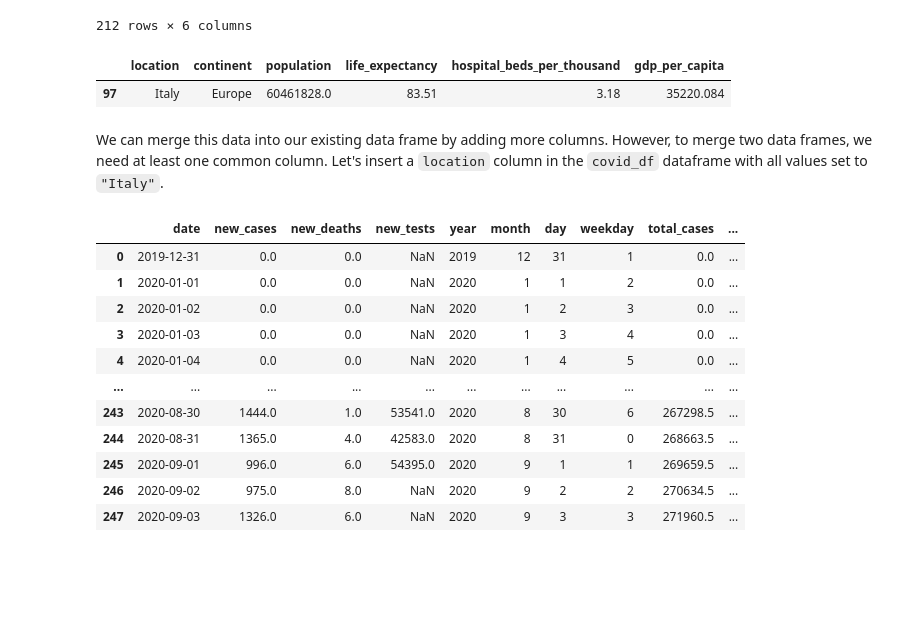
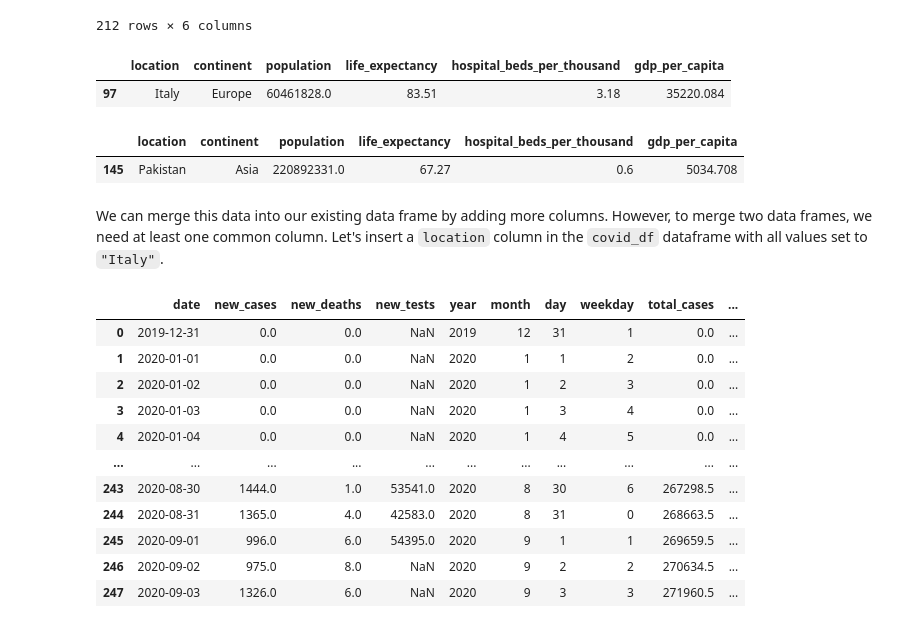
Before and after one commit to UzairHussain193/75-Days-Data-Science-Challenge, a Jupyter notebook: Day 18 - DA Pandas/python-pandas-data-analysis.ipynb, the cells around one changed output. Saved outputs shown, nothing was run; the diff lists cells and outputs as text; code cells hidden in the pictures; blank space fills up the shorter version.

```diff
--- a/Day 18 - DA Pandas/python-pandas-data-analysis.ipynb
+++ b/Day 18 - DA Pandas/python-pandas-data-analysis.ipynb
@@ -961,6 +979,11 @@ locations_df[locations_df.location == "Italy"]
 # %% [output]
 |  | location | continent | population | life_expectancy | hospital_beds_per_thousand | gdp_per_capita |
 | 97 | Italy | Europe | 60461828.0 | 83.51 | 3.18 | 35220.084 |
+# %%
+locations_df[locations_df.location == "Pakistan"]
+# %% [output]
+|  | location | continent | population | life_expectancy | hospital_beds_per_thousand | gdp_per_capita |
+| 145 | Pakistan | Asia | 220892331.0 | 67.27 | 0.6 | 5034.708 |
 # %% [markdown]
 We can merge this data into our existing data frame by adding more columns. However, to merge two data frames, we need at least one common column. Let's insert a `location` column in the `covid_df` dataframe with all values set to `"Italy"`.
 # %%
```
Also changed, not shown: parts of 11 cells of this notebook.
